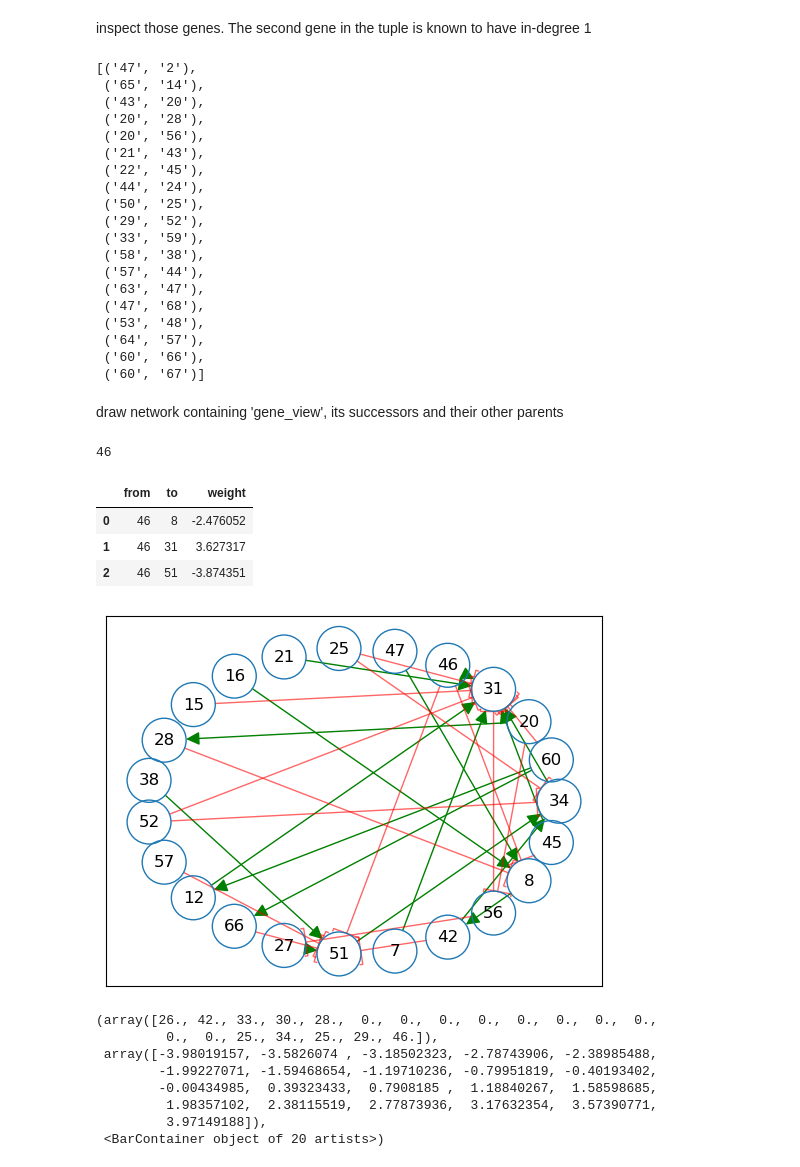
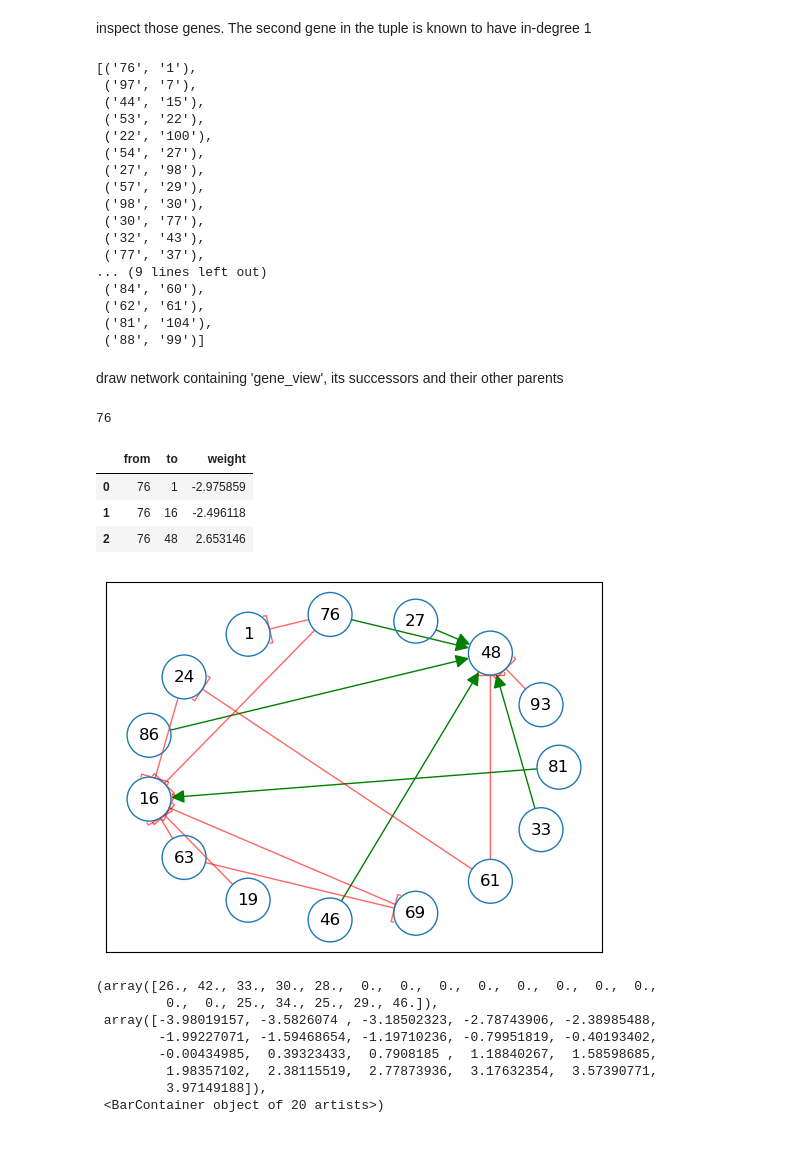
Before and after one commit to PayamDiba/SERGIO, a Jupyter notebook: perturbation.ipynb, the cells around one changed output. Saved outputs shown, nothing was run; the diff lists cells and outputs as text; code cells hidden in the pictures.

```diff
--- a/perturbation.ipynb
+++ b/perturbation.ipynb
@@ -17,0 +41,4 @@ import SERGIO.evaluation as evaluation
+# %%
+for i,a in df.set_index('file').iterrows():
+    pert = perturbation().load(nGenes = a['nGenes'],nCells = a['nCells'])
+    print(i,'nodes_2perturb' in dir(pert))
@@ -20,5 +57,9 @@ create perturbation object
 # %%
-pert = perturbation()
-pert.create(100)
-pert.perturbation_all(nCells=10000)
-pert.save()
+reload = True
+if reload:
+    pert = perturbation().load(nGenes=63,nCells=1000)
+else:
+    pert = perturbation()
+    pert.create(150)
+    pert.perturbation_all(nCells=10000)
+    pert.save()
@@ -53,3 +66 @@ df.set_index('file')
-# %%
-pert = perturbation().load(nGenes=100,nCells=5000)
 # %%
@@ -80,44 +168,42 @@ The second gene in the tuple is known to have in-degree 1
 # %%
 [([*G.predecessors(k)][0],k) for k,v in dict(G.in_degree()).items() if v ==1]
 # %% [output]
-[('47', '2'),
- ('65', '14'),
- ('43', '20'),
- ('20', '28'),
- ('20', '56'),
- ('21', '43'),
- ('22', '45'),
- ('44', '24'),
- ('50', '25'),
- ('29', '52'),
- ('33', '59'),
- ('58', '38'),
- ('57', '44'),
- ('63', '47'),
- ('47', '68'),
- ('53', '48'),
- ('64', '57'),
- ('60', '66'),
- ('60', '67')]
+[('76', '1'),
+ ('97', '7'),
+ ('44', '15'),
+ ('53', '22'),
+ ('22', '100'),
+ ('54', '27'),
+ ('27', '98'),
+ ('57', '29'),
+ ('98', '30'),
+ ('30', '77'),
+ ('32', '43'),
+ ('77', '37'),
+... (9 lines left out)
+ ('84', '60'),
+ ('62', '61'),
+ ('81', '104'),
+ ('88', '99')]
 # %% [markdown]
 draw network containing 'gene_view', its successors and their other parents
 # %%
-gene_view = '46'#gene_list[1]
+gene_view = '76'#gene_list[1]
 
 print(gene_view)
 
 
 two_step_neigh = {*itertools.chain.from_iterable([set(G.predecessors(g)) for g in set(H.successors(gene_view))])}
 #plt.figure(figsize=(8,8))
 pert.draw_net(H.subgraph(two_step_neigh.union(H.successors(gene_view)).union({gene_view})))
 pd.DataFrame([[a,b,d['weight']] for a,b,d in list(H.out_edges(gene_view,data=True))],columns=[['from','to','weight']])
 # %% [output]
-46
+76
 |  | from | to | weight |
-| 0 | 46 | 8 | -2.476052 |
-| 1 | 46 | 31 | 3.627317 |
-| 2 | 46 | 51 | -3.874351 |
+| 0 | 76 | 1 | -2.975859 |
+| 1 | 76 | 16 | -2.496118 |
+| 2 | 76 | 48 | 2.653146 |
-[figure, old version]
+[figure, new version]
 # %%
 w = [el['weight'] for el in list(zip(*G.edges(data = True)))[2]]
 plt.hist(list(w),20)
```
Also changed, not shown: parts of 36 cells of this notebook, 1 other file.
